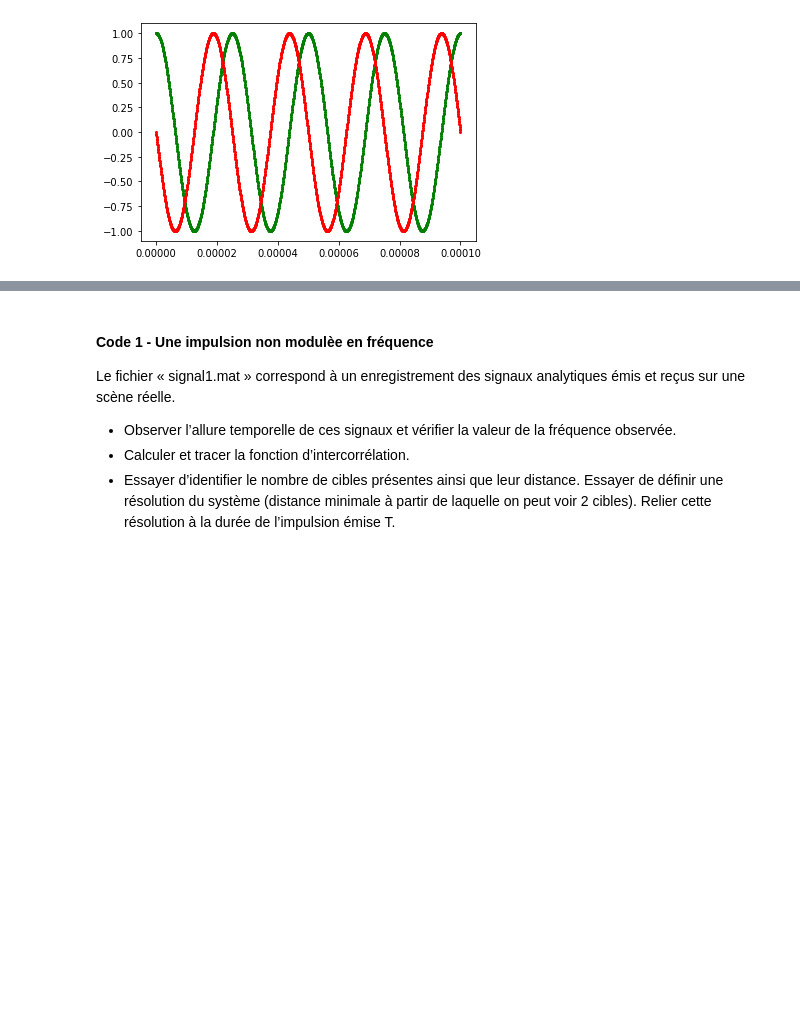
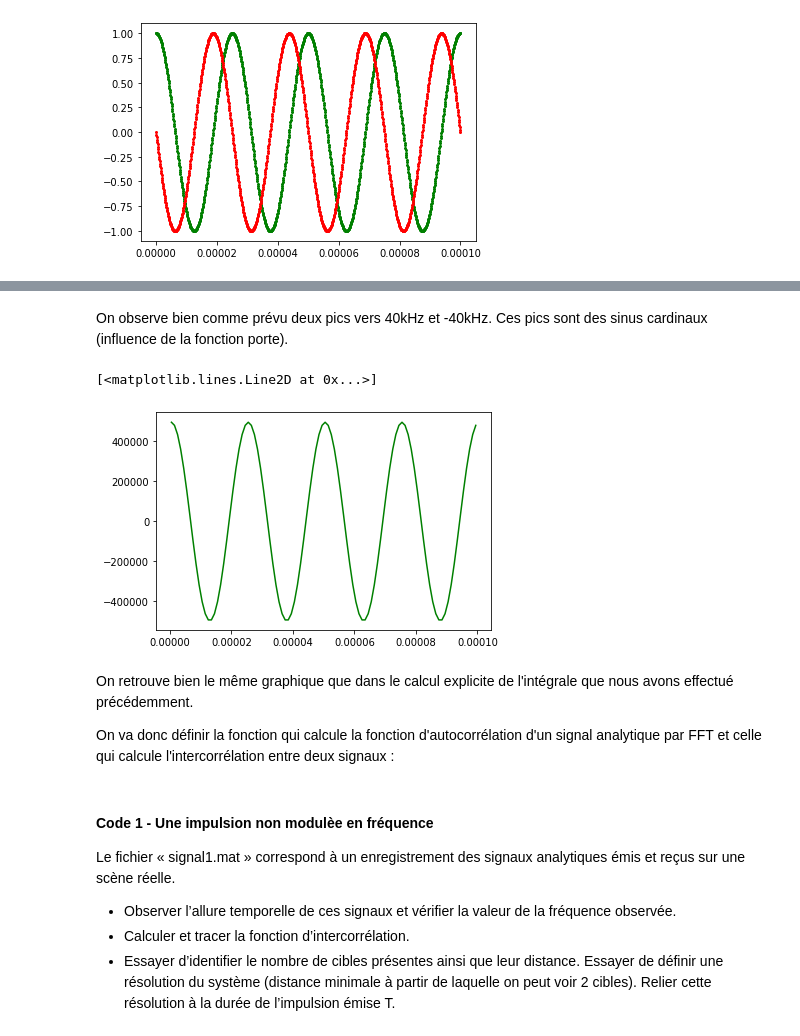
Before and after one commit to martin5555555555/traitementdusignal, a Jupyter notebook: mini_projet_radar.ipynb, the cells around one changed output, grey strips where cells are left out. Cells and saved outputs as stored; diff of their text form; code cells hidden in the pictures; blank space fills up the shorter version.

```diff
--- a/mini_projet_radar.ipynb
+++ b/mini_projet_radar.ipynb
@@ -339,0 +367,21 @@ plt.show()
+# %% [markdown]
+On observe bien comme prévu deux pics vers 40kHz et -40kHz. Ces pics sont des sinus cardinaux (influence de la fonction porte).
+# %%
+correlation = np.fft.ifft(FFT)
+temps = X
+cor_tau = []
+cor_valeur = []
+i = 0
+for t in temps:
+    if t >= 0 and t<=0.0001 :
+        cor_tau.append(t)
+        cor_valeur.append(correlation[i])
+    i+=1
+plt.plot(np.array(cor_tau), np.array(cor_valeur), color = 'green')
+# %% [output]
+[<matplotlib.lines.Line2D at 0x...>]
+[figure, added]
+# %% [markdown]
+On retrouve bien le même graphique que dans le calcul explicite de l'intégrale que nous avons effectué précédemment.
+
+On va donc définir la fonction qui calcule la fonction d'autocorrélation d'un signal analytique par FFT et celle qui calcule l'intercorrélation entre deux signaux :
```
Also changed, not shown: parts of 26 cells of this notebook, 1 other file.
